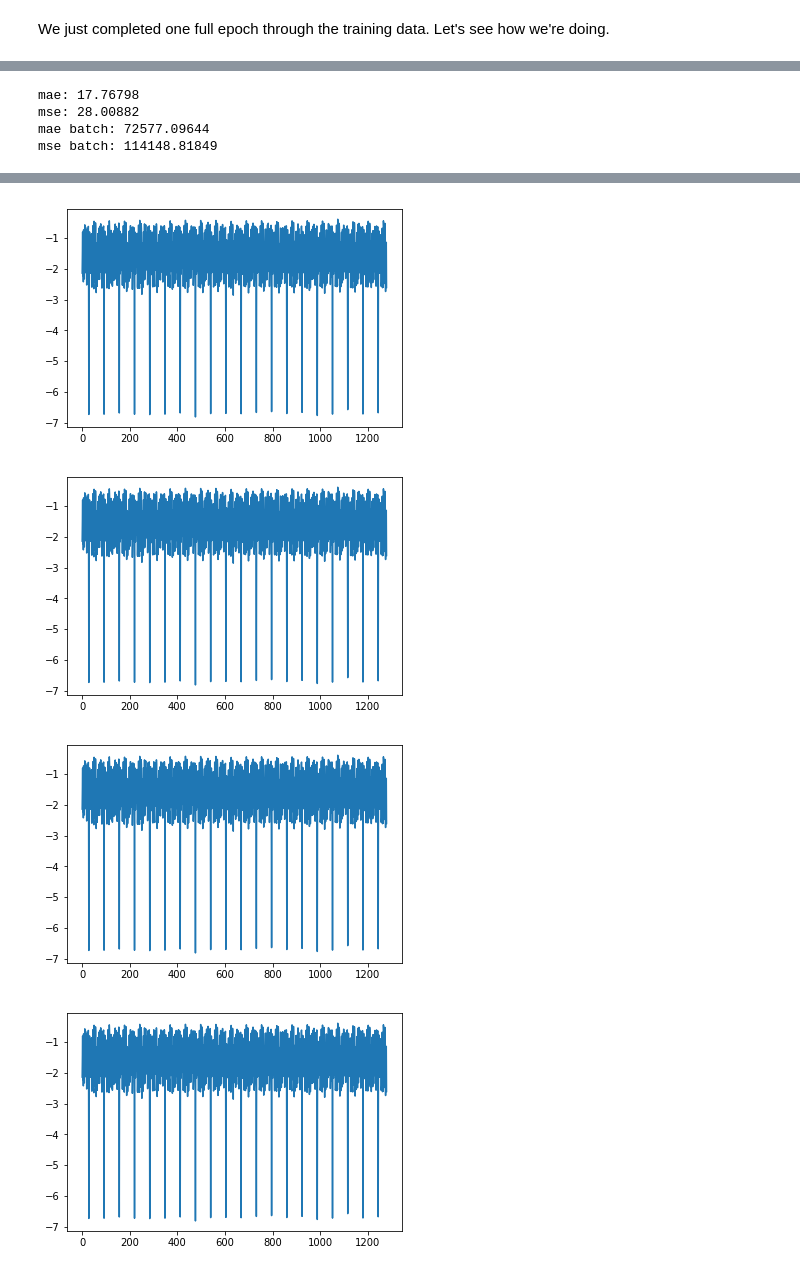
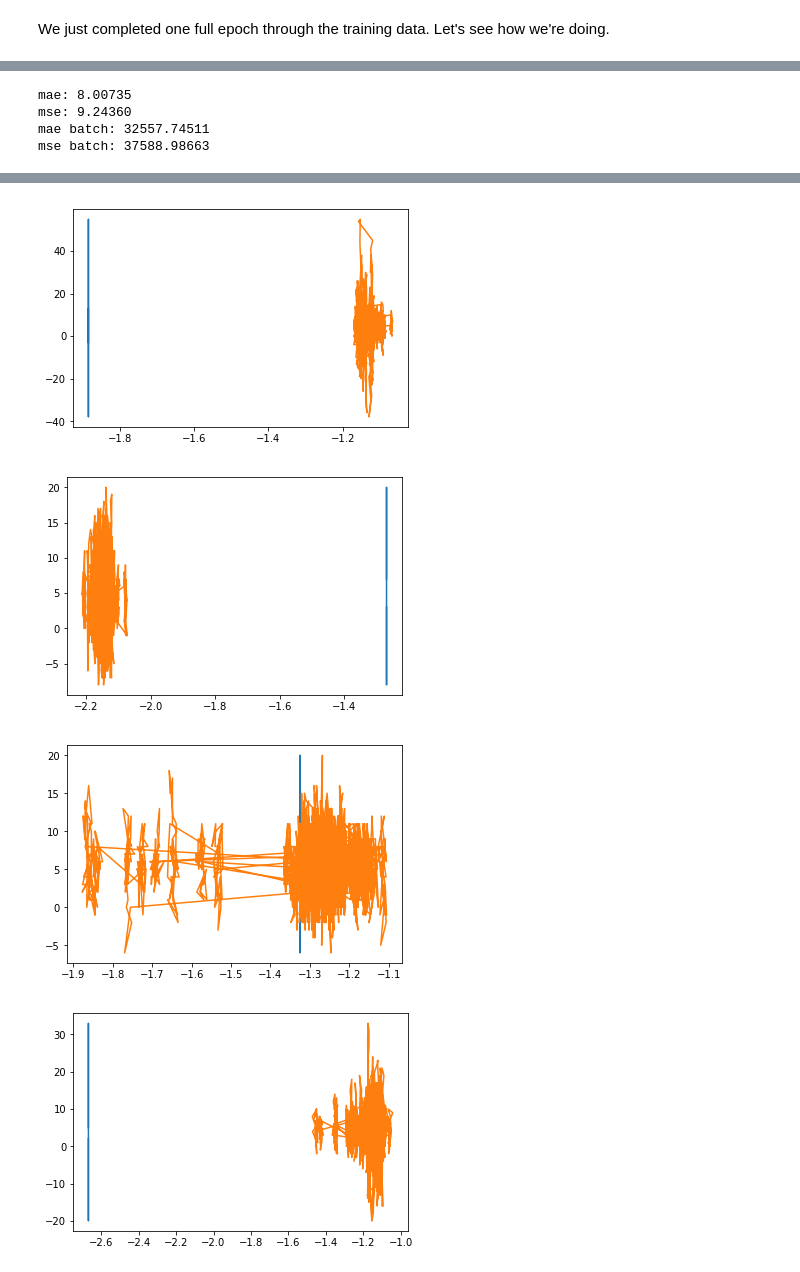
Before and after one commit to mattproetsch/lanl-earthquake, a Jupyter notebook: earthquake-model.ipynb, the cells around one changed output, grey strips where cells are left out. Cells and saved outputs as stored; diff of their text form; code cells hidden in the pictures.

```diff
--- a/earthquake-model.ipynb
+++ b/earthquake-model.ipynb
@@ -123,13 +124,13 @@ INFO:tensorflow:loss = 3401.3023451397667, step = 7124 (11.883 sec)
 # %% [markdown]
 We just completed one full epoch through the training data. Let's see how we're doing.
 # %%
-PRED_BATCHES = 1
+PRED_BATCHES = 10
 TOTAL_PRED_FILES = PRED_BATCHES * BATCH_SIZE
 feats_tensor = earthquake_input_fn.earthquake_input_fn2_prediction(EARTHQUAKE_DATA_DIR,
                                                                    BATCH_SIZE,
                                                                    TIMESTEPS,
                                                                    num_files=TOTAL_PRED_FILES,
-                                                                   scales=['1e0', '1e1'],
+                                                                   scales=['1e0'],
                                                                    traintest='test')
 # %%
 N_sub_batches = int(4096/TIMESTEPS)
@@ -156,7 +157,7 @@ predictions = estimator.predict(lambda: earthquake_input_fn.earthquake_input_fn2
                                                                                             BATCH_SIZE,
                                                                                             TIMESTEPS,
                                                                                             num_files=TOTAL_PRED_FILES,
-                                                                                            scales=['1e0', '1e1'],
+                                                                                            scales=['1e0'],
                                                                                             traintest='test'),
                                 yield_single_examples=False)
 # %%
@@ -198,13 +202,14 @@ print('mse: %.5f' % mse)
 print('mae batch: %.5f' % mae_batch)
 print('mse batch: %.5f' % mse_batch)
 # %% [output]
-mae: 17.76798
-mse: 28.00882
-mae batch: 72577.09644
-mse batch: 114148.81849
+mae: 8.00735
+mse: 9.24360
+mae batch: 32557.74511
+mse batch: 37588.98663
 # %%
 for i in range(10):
     #plt.plot(labels[i,:], feats[i])
-    plt.plot(range(1280), preds[:,0])
+    plt.plot(labels[i,:], feats[i,:])
+    plt.plot(preds[i,:], feats[i,:])
     plt.show()
 # %% [output]
@@ -212,4 +217,4 @@ for i in range(10):
-[figure, old version]
+[figure, new version]
-[figure, old version]
+[figure, new version]
-[figure, old version]
+[figure, new version]
-[figure, old version]
+[figure, new version]
```
Also changed, not shown: parts of 4 cells of this notebook, 2 other files.
